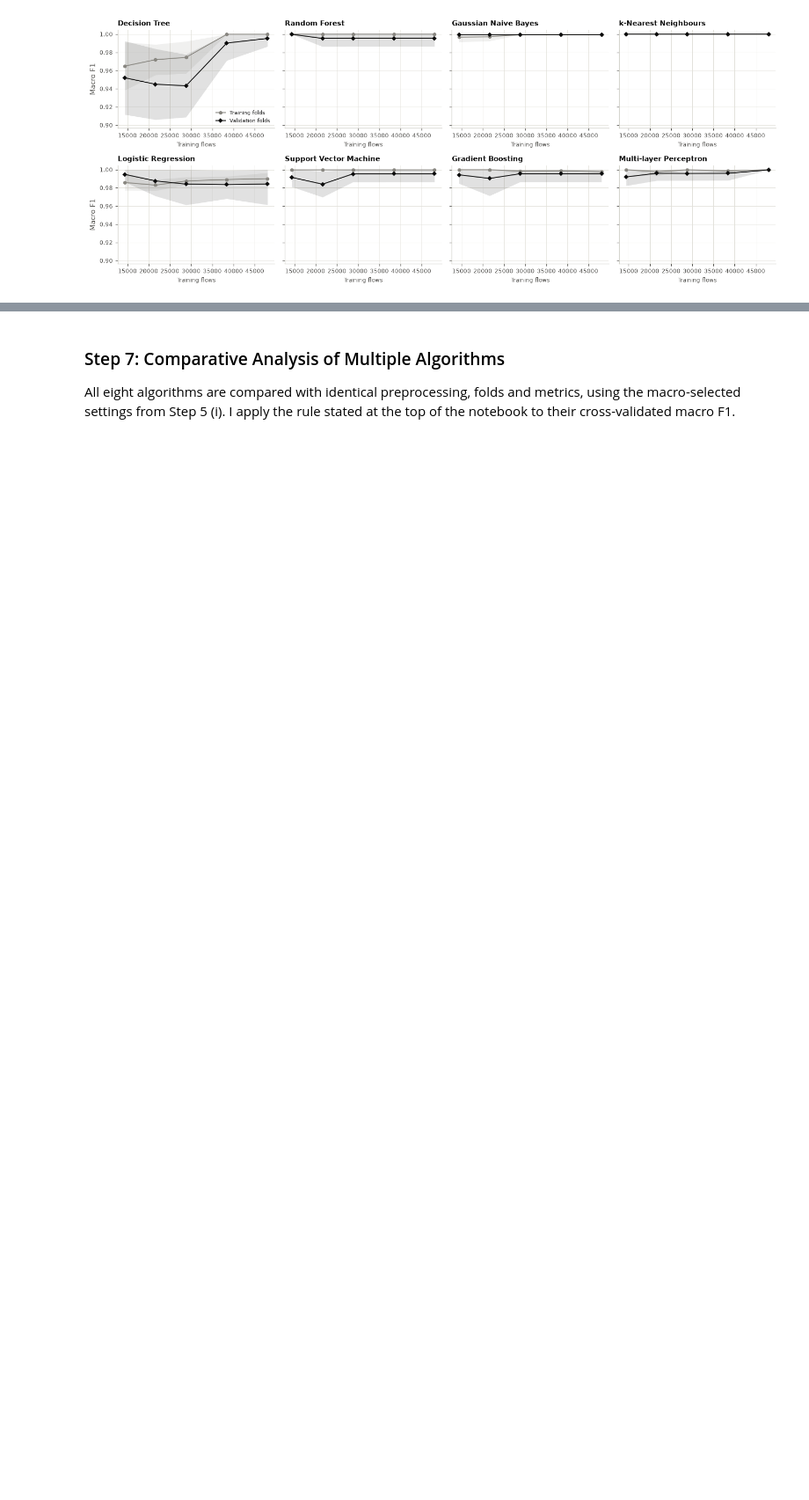
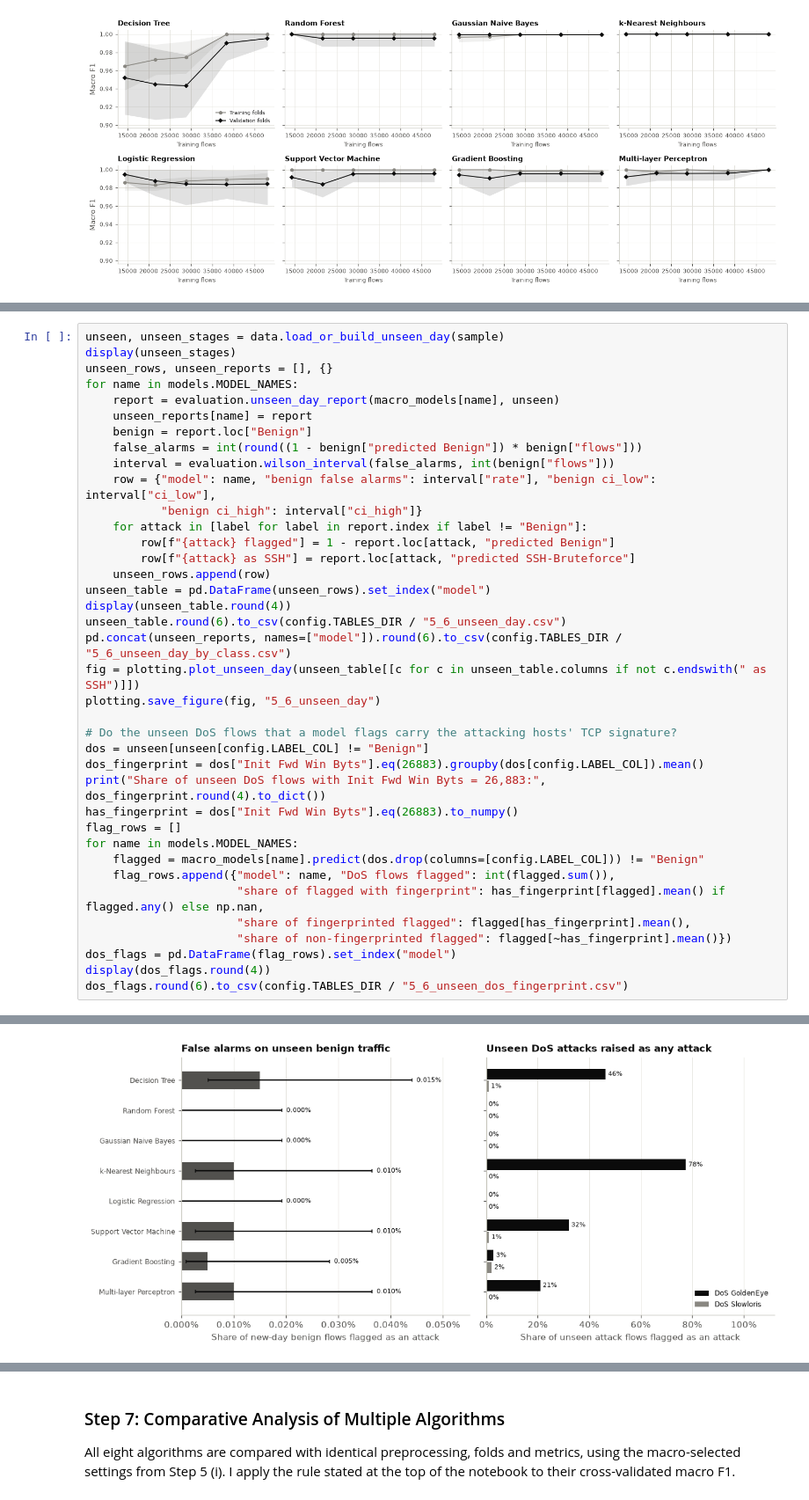
Before and after one commit to NguyenThanhPhucne/Artificial-Intelligence-and-Machine-Learning, a Jupyter notebook: notebooks/04_evaluation.ipynb, the cells around one changed output, grey strips where cells are left out. Shown at 88% size. Drawn from its saved outputs; the diff is of its cells as text; blank space fills up the shorter version.

```diff
--- a/notebooks/04_evaluation.ipynb
+++ b/notebooks/04_evaluation.ipynb
@@ -470,0 +572,39 @@ display(pd.DataFrame({"train − validation gap at full size": final_gap,
+# %%
+unseen, unseen_stages = data.load_or_build_unseen_day(sample)
+display(unseen_stages)
+unseen_rows, unseen_reports = [], {}
+for name in models.MODEL_NAMES:
+    report = evaluation.unseen_day_report(macro_models[name], unseen)
+    unseen_reports[name] = report
+    benign = report.loc["Benign"]
+    false_alarms = int(round((1 - benign["predicted Benign"]) * benign["flows"]))
+    interval = evaluation.wilson_interval(false_alarms, int(benign["flows"]))
+    row = {"model": name, "benign false alarms": interval["rate"], "benign ci_low": interval["ci_low"],
+           "benign ci_high": interval["ci_high"]}
+    for attack in [label for label in report.index if label != "Benign"]:
+        row[f"{attack} flagged"] = 1 - report.loc[attack, "predicted Benign"]
+        row[f"{attack} as SSH"] = report.loc[attack, "predicted SSH-Bruteforce"]
+    unseen_rows.append(row)
+unseen_table = pd.DataFrame(unseen_rows).set_index("model")
+display(unseen_table.round(4))
+unseen_table.round(6).to_csv(config.TABLES_DIR / "5_6_unseen_day.csv")
+pd.concat(unseen_reports, names=["model"]).round(6).to_csv(config.TABLES_DIR / "5_6_unseen_day_by_class.csv")
+fig = plotting.plot_unseen_day(unseen_table[[c for c in unseen_table.columns if not c.endswith(" as SSH")]])
+plotting.save_figure(fig, "5_6_unseen_day")
+
+# Do the unseen DoS flows that a model flags carry the attacking hosts' TCP signature?
+dos = unseen[unseen[config.LABEL_COL] != "Benign"]
+dos_fingerprint = dos["Init Fwd Win Byts"].eq(26883).groupby(dos[config.LABEL_COL]).mean()
+print("Share of unseen DoS flows with Init Fwd Win Byts = 26,883:", dos_fingerprint.round(4).to_dict())
+has_fingerprint = dos["Init Fwd Win Byts"].eq(26883).to_numpy()
+flag_rows = []
+for name in models.MODEL_NAMES:
+    flagged = macro_models[name].predict(dos.drop(columns=[config.LABEL_COL])) != "Benign"
+    flag_rows.append({"model": name, "DoS flows flagged": int(flagged.sum()),
+                      "share of flagged with fingerprint": has_fingerprint[flagged].mean() if flagged.any() else np.nan,
+                      "share of fingerprinted flagged": flagged[has_fingerprint].mean(),
+                      "share of non-fingerprinted flagged": flagged[~has_fingerprint].mean()})
+dos_flags = pd.DataFrame(flag_rows).set_index("model")
+display(dos_flags.round(4))
+dos_flags.round(6).to_csv(config.TABLES_DIR / "5_6_unseen_dos_fingerprint.csv")
+# %% [output]
@@ -470,0 +637 @@ display(pd.DataFrame({"train − validation gap at full size": final_gap,
+[figure, added]
```
Also changed, not shown: parts of 17 cells of this notebook, 43 other files.
